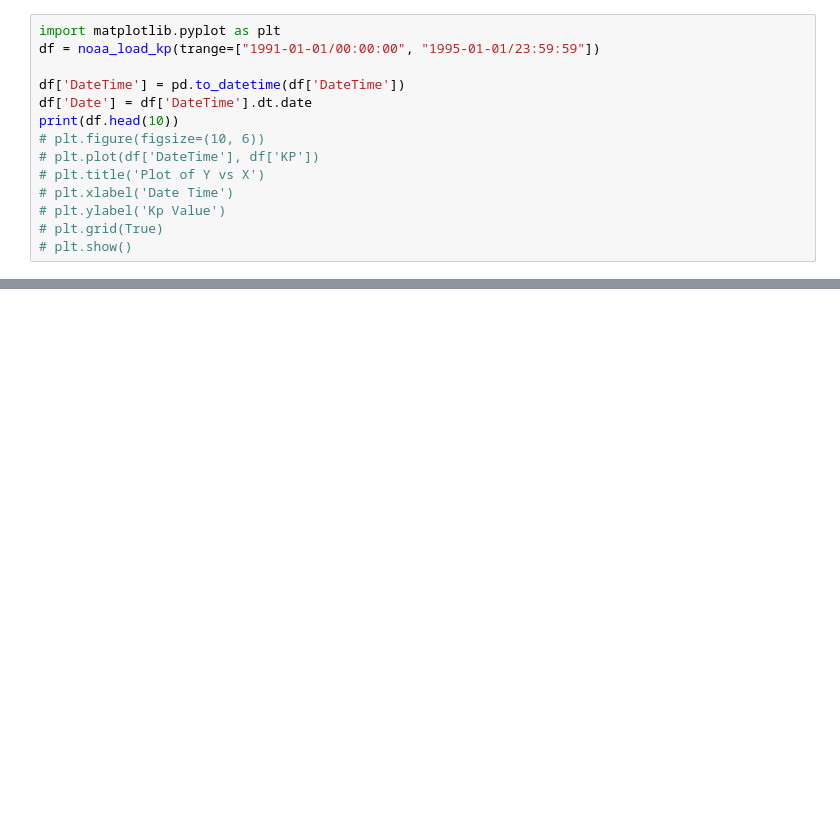
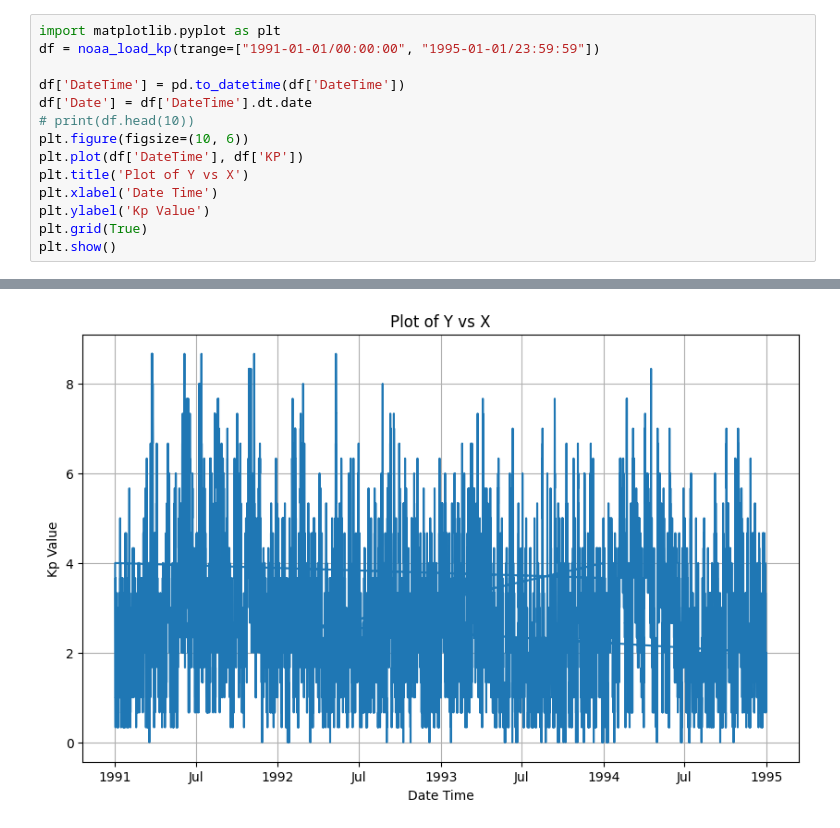
Before and after one commit to r3dswitch/cassini_hack, a Jupyter notebook: test.ipynb, the cells around one changed output, grey strips where cells are left out. Cells and saved outputs as stored; diff of their text form; blank space fills up the shorter version.

```diff
--- a/test.ipynb
+++ b/test.ipynb
@@ -162,12 +163,12 @@ df = noaa_load_kp(trange=["1991-01-01/00:00:00", "1995-01-01/23:59:59"])
 
 df['DateTime'] = pd.to_datetime(df['DateTime'])
 df['Date'] = df['DateTime'].dt.date
-print(df.head(10))
-# plt.figure(figsize=(10, 6))
-# plt.plot(df['DateTime'], df['KP'])
-# plt.title('Plot of Y vs X')
-# plt.xlabel('Date Time')
-# plt.ylabel('Kp Value')
-# plt.grid(True)
-# plt.show()
+# print(df.head(10))
+plt.figure(figsize=(10, 6))
+plt.plot(df['DateTime'], df['KP'])
+plt.title('Plot of Y vs X')
+plt.xlabel('Date Time')
+plt.ylabel('Kp Value')
+plt.grid(True)
+plt.show()
 # %% [output]
@@ -190,0 +181 @@ print(df.head(10))
+[figure, added]
```
Also changed, not shown: parts of 9 cells of this notebook, 2 other files.
